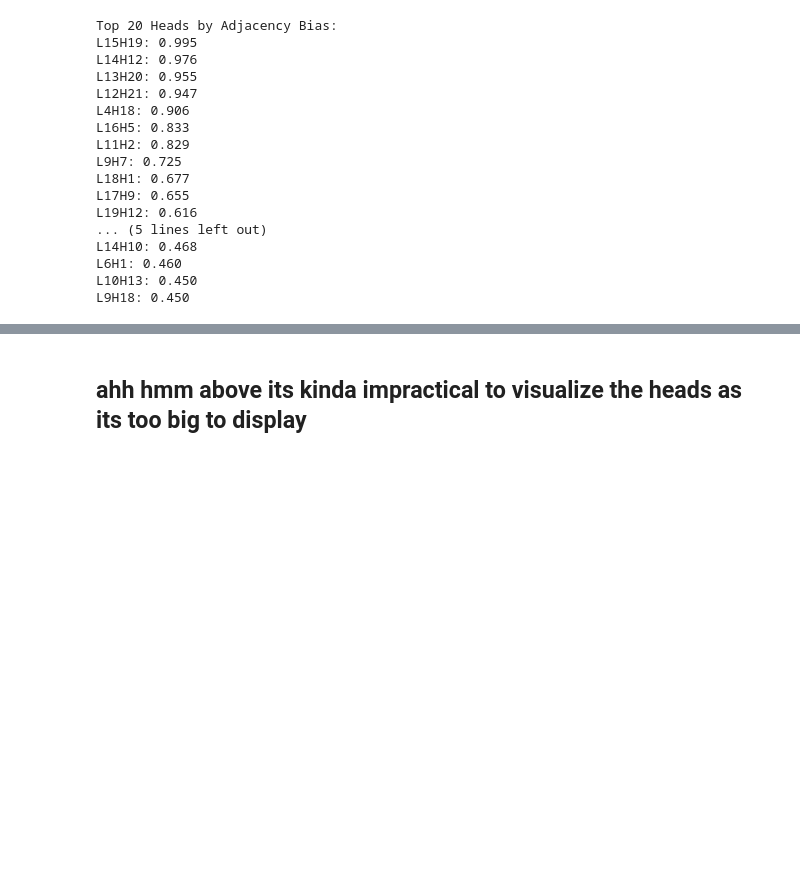
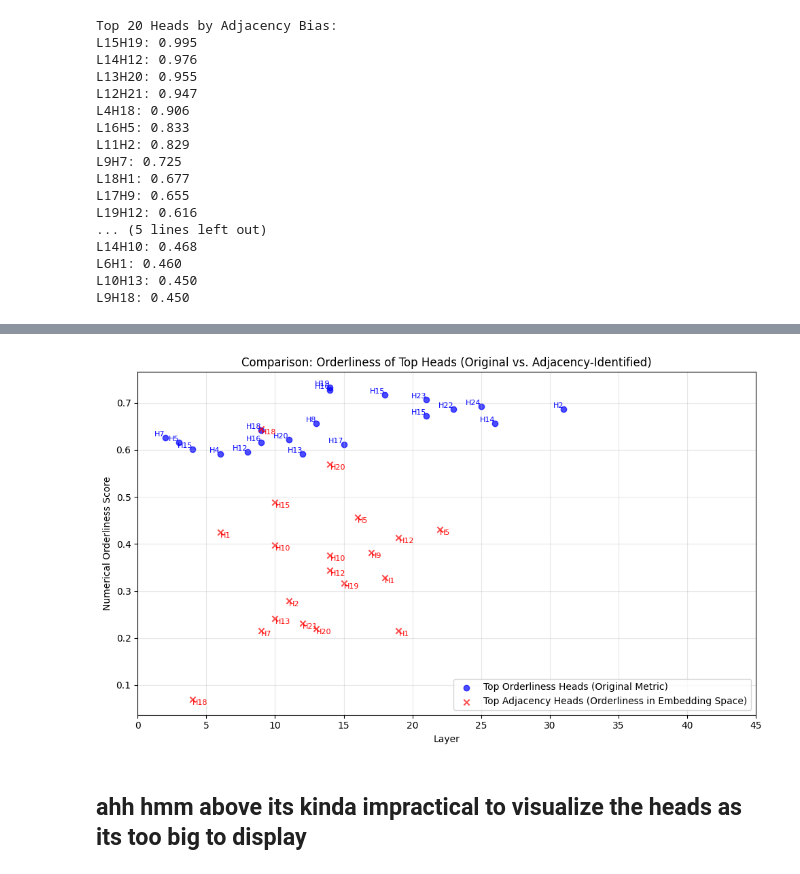
Before and after one commit to Hindolch/ICLR-2026, a Jupyter notebook: exp.ipynb, the cells around one changed output, grey strips where cells are left out. Saved outputs shown, nothing was run; the diff lists cells and outputs as text; code cells hidden in the pictures; blank space fills up the shorter version.

```diff
--- a/exp.ipynb
+++ b/exp.ipynb
@@ -692,3 +855,65 @@ L9H18: 0.450
+# %%
+# Calculate orderliness for heads identified by high adjacency bias
+adj_heads_orderness_scores = []
+adj_heads_layers = []
+adj_heads_indices = []
+
+# Get the correct labels for the current batch size (from 'texts' which was used to populate 'cache')
+current_batch_size = cache["z", top_adjacency_heads[0][0]].shape[0] # Get batch size from any head's z-output
+local_labels = list(range(1, current_batch_size + 1))
+
+# top_adjacency_heads is already sorted by adjacency bias score
+for l, h, _ in top_adjacency_heads:
+    z = cache["z", l][:, number_pos, h, :]   # [batch, d_head]
+    W_O = model.W_O[l][h]                     # [d_head, d_model]
+    head_embs = z @ W_O                      # [batch, d_model]
+
+    score = nearest_neighbor_analysis(
+        head_embs.cpu().numpy(),
+        local_labels # Use the dynamically created labels
+    )
+
+    adj_heads_orderness_scores.append(score)
+    adj_heads_layers.append(l)
+    adj_heads_indices.append(h)
+
+
+plt.figure(figsize=(10, 6))
+
+plt.scatter(
+    orderness_layers,
+    orderness_scores,
+    marker='o',
+    color='blue',
+    alpha=0.7,
+    label='Top Orderliness Heads (Original Metric)'
+)
+
+for i, (l, s, h_idx) in enumerate(zip(orderness_layers, orderness_scores, orderness_head_indices)):
+    plt.text(l, s, f'H{h_idx}', fontsize=8, ha='right', va='bottom', color='blue')
+
+plt.scatter(
+    adj_heads_layers,
+    adj_heads_orderness_scores,
+    marker='x',
+    color='red',
+    alpha=0.7,
+    label='Top Adjacency Heads (Orderliness in Embedding Space)'
+)
+
+for i, (l, s, h_idx) in enumerate(zip(adj_heads_layers, adj_heads_orderness_scores, adj_heads_indices)):
+    plt.text(l, s, f'H{h_idx}', fontsize=8, ha='left', va='top', color='red')
+
+plt.xlabel("Layer")
+plt.ylabel("Numerical Orderliness Score")
+plt.title("Comparison: Orderliness of Top Heads (Original vs. Adjacency-Identified)")
+plt.xticks(np.arange(0, model.cfg.n_layers, 5))
+plt.grid(True, alpha=0.3)
+plt.legend()
+plt.tight_layout()
+plt.show()
+# %% [output]
+[figure, added]
 # %% [markdown]
 ## ahh hmm above its kinda impractical to visualize the heads as its too big to display
 # %% [markdown]
```
Also changed, not shown: parts of 22 cells of this notebook.
